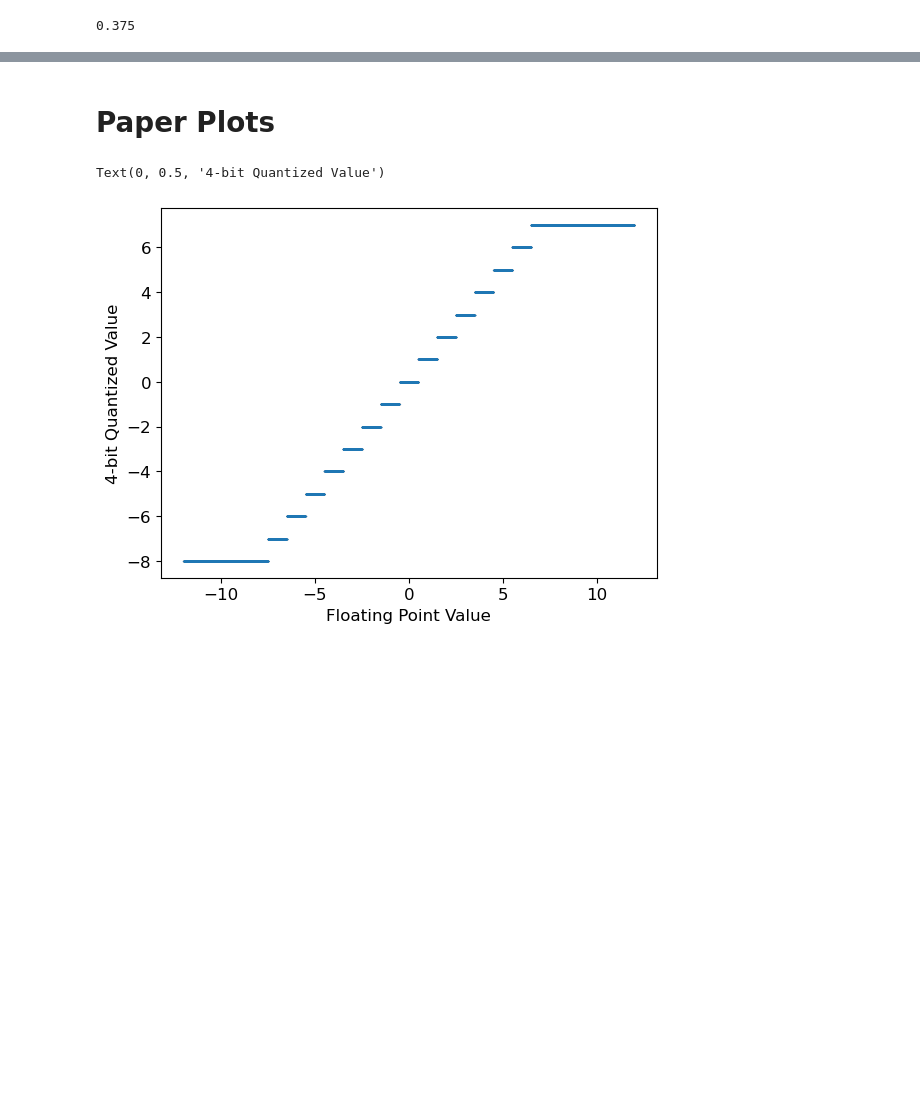
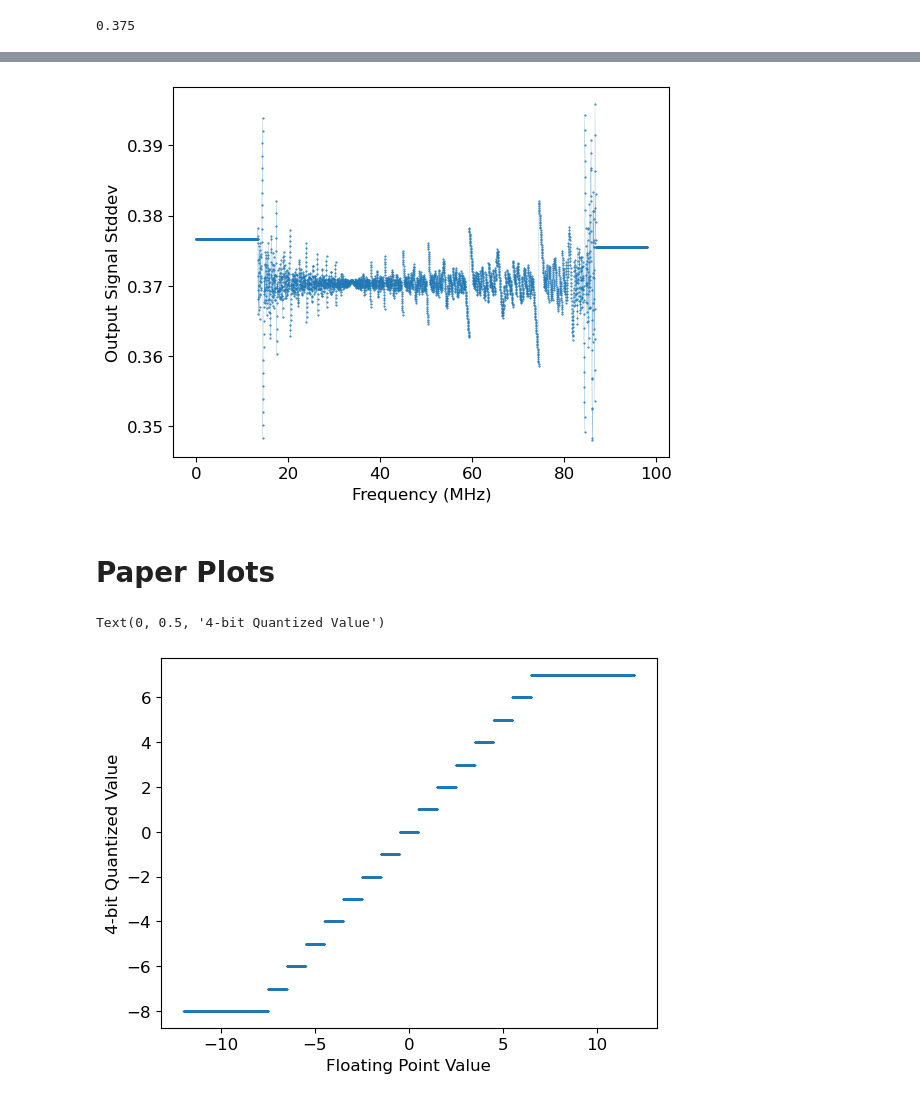
Before and after one commit to rlbyrne/requantization_sim, a Jupyter notebook: requantization_semianalytic_sim.ipynb, the cells around one changed output, grey strips where cells are left out. Saved outputs shown, nothing was run; the diff lists cells and outputs as text; code cells hidden in the pictures; blank space fills up the shorter version.

```diff
--- a/requantization_semianalytic_sim.ipynb
+++ b/requantization_semianalytic_sim.ipynb
@@ -247,3 +134,23 @@ print(len(final_variances))
+# %%
+# Full simulation, from file
+with open("simulation_output.npy", "rb") as f:
+    freq_array = np.load(f)
+    final_variances = np.load(f)
+f.close()
+
+plt.plot(
+    freq_array,
+    np.sqrt(final_variances),
+    ".-",
+    markersize=1,
+    linewidth=0.1,
+    color="tab:blue",
+)
+plt.xlabel("Frequency (MHz)")
+plt.ylabel("Output Signal Stddev")
+plt.show()
+# %% [output]
+[figure, added]
 # %% [markdown]
 # Paper Plots
 # %%
```
Also changed, not shown: parts of 24 cells of this notebook, 3 other files.
